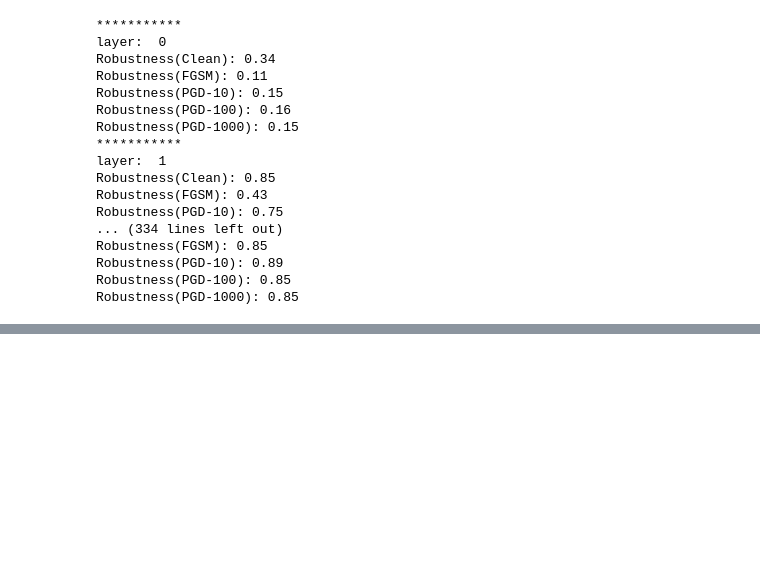
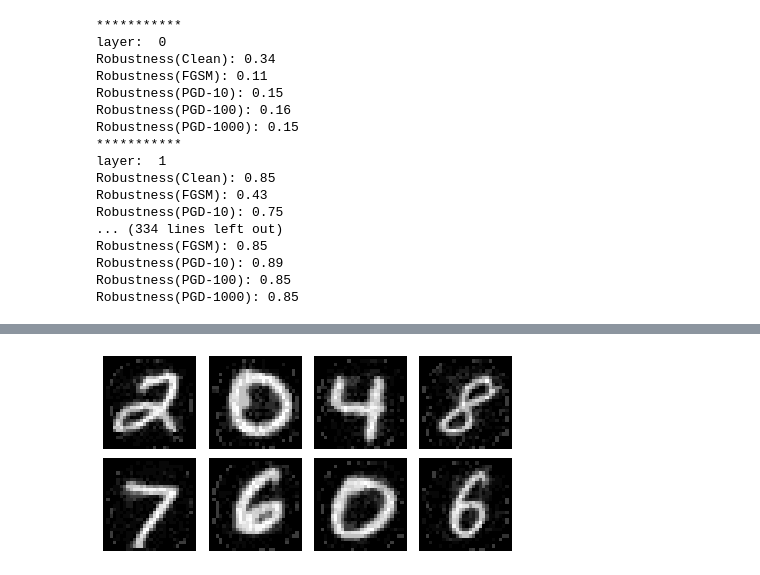
Before and after one commit to jacsaddict/ntk-adversarial-attack, a Jupyter notebook: adversarial-attack-col-wise-mnist-dense.ipynb, the cells around one changed output, grey strips where cells are left out. Saved outputs shown, nothing was run; the diff lists cells and outputs as text; code cells hidden in the pictures; blank space fills up the shorter version.

```diff
--- a/adversarial-attack-col-wise-mnist-dense.ipynb
+++ b/adversarial-attack-col-wise-mnist-dense.ipynb
@@ -295,7 +297,7 @@ def fast_gradient_method(model_fn, kernel_fn, obj_fn, grads_fn, grads_c_fn=None,
         if update_c is True:
             grads_c += grads_c_fn(x_train, x_test, kernel_fn, c)
 
-        grads_c = 1e-5 * np.sign(grads_c) # grads_c = 5e-2 * np.sign(grads_c)
+        perturbation_c = 1e-5 * np.sign(grads_c) # grads_c = 5e-2 * np.sign(grads_c)
 
 
     # Obj - Θ(test, train)Θ(train, train)^-1 y_train
@@ -322,8 +324,9 @@ def fast_gradient_method(model_fn, kernel_fn, obj_fn, grads_fn, grads_c_fn=None,
         assert clip_min is not None and clip_max is not None
         adv_x = np.clip(adv_x, a_min=clip_min, a_max=clip_max)
 
-    if obj_fn == 'test_col':
-        c += grads_c
+    if update_c:
+        c += perturbation_c
+        return x, c
 
     return adv_x, c
 # %%
@@ -643,0 +657,4 @@ plt.imshow(adv_x_PGD_1000[1].reshape((28, 28)), cmap='gray', vmin=0, vmax=1)
+# %%
+plt_samples(adv_x_PGD_10)
+# %% [output]
+[figure, added]
```
Also changed, not shown: parts of 37 cells of this notebook, 2 other files.
